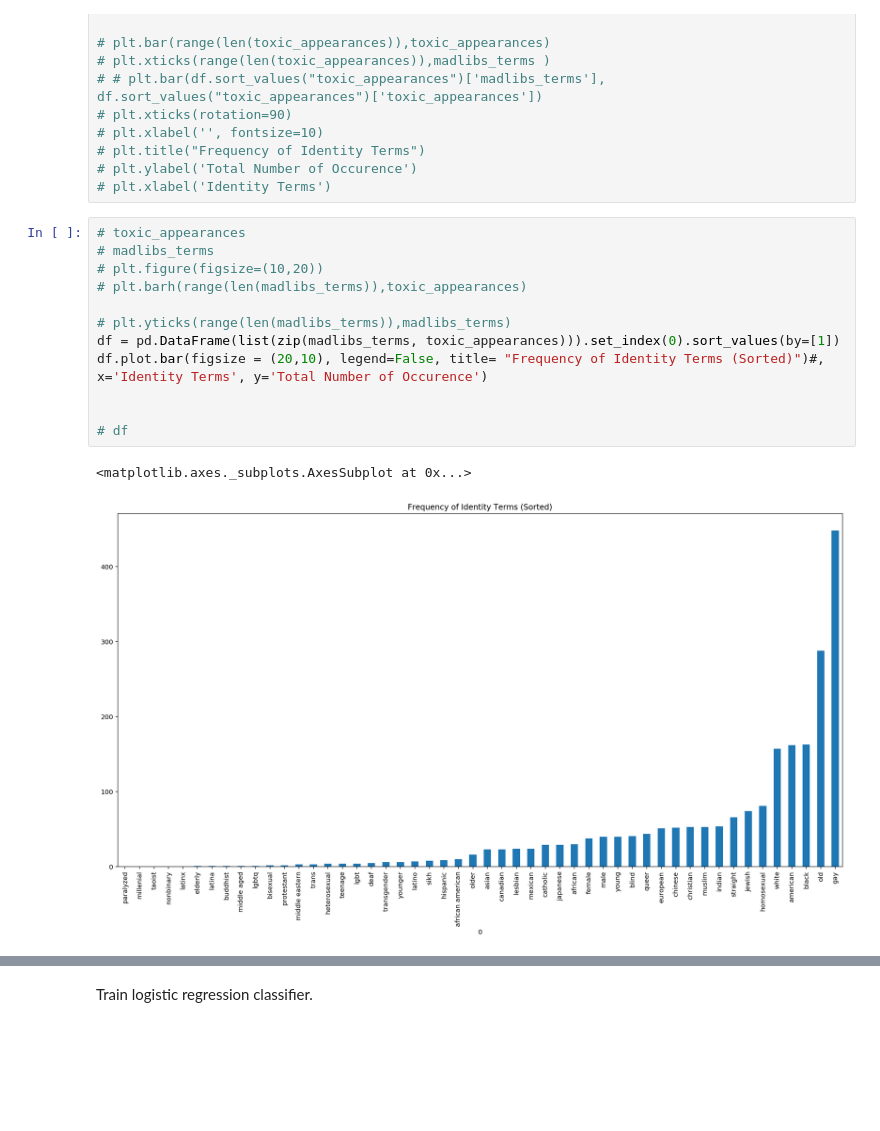
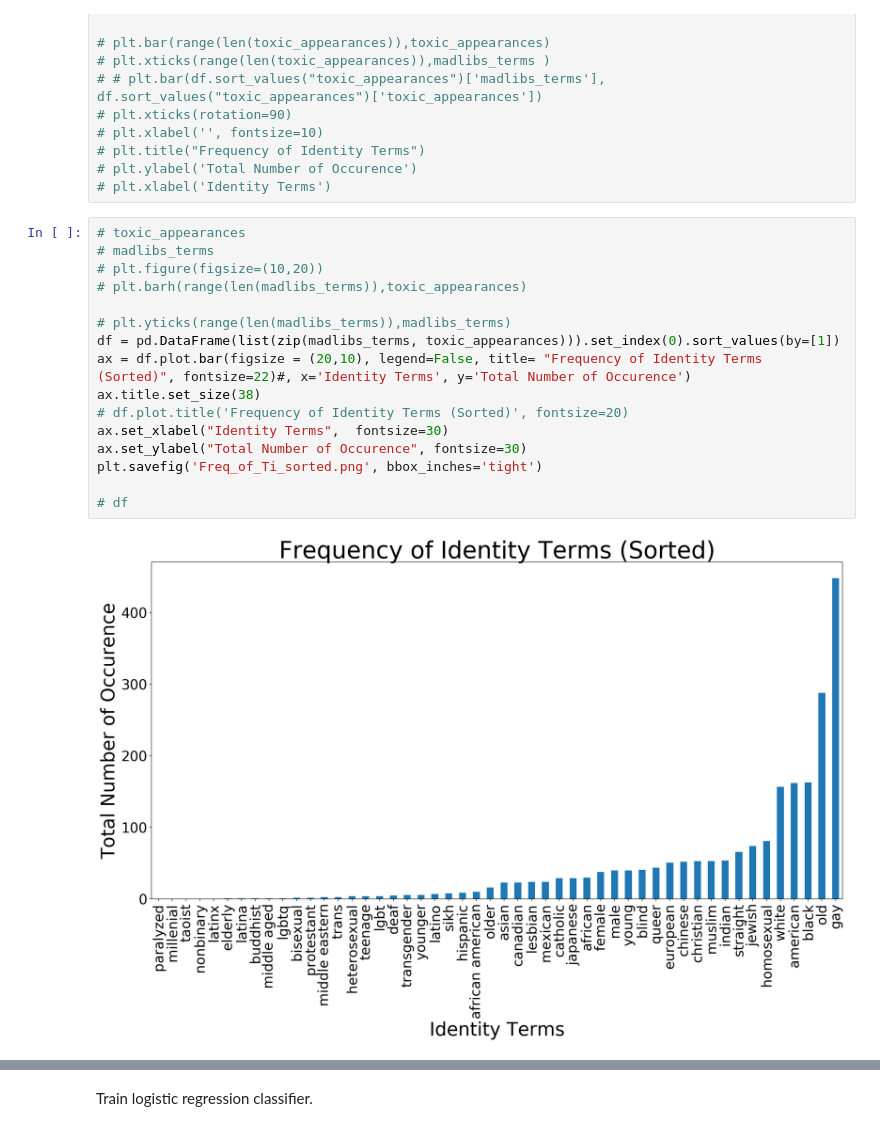
Before and after one commit to nehargupta/cs590_privacy_fairness, a Jupyter notebook: data-di-with-gay.ipynb, the cells around one changed output, grey strips where cells are left out. Drawn from its saved outputs; the diff is of its cells as text; blank space fills up the shorter version.

Commit message:
Added poster, and screenshots of plots

```diff
--- a/data-di-with-gay.ipynb
+++ b/data-di-with-gay.ipynb
@@ -132,18 +133,21 @@ Text(0.5,0,'Identity Terms')
 # %%
 # toxic_appearances
 # madlibs_terms
 # plt.figure(figsize=(10,20))
 # plt.barh(range(len(madlibs_terms)),toxic_appearances)
 
 # plt.yticks(range(len(madlibs_terms)),madlibs_terms)
 df = pd.DataFrame(list(zip(madlibs_terms, toxic_appearances))).set_index(0).sort_values(by=[1])
-df.plot.bar(figsize = (20,10), legend=False, title= "Frequency of Identity Terms (Sorted)")#, x='Identity Terms', y='Total Number of Occurence')
-
+ax = df.plot.bar(figsize = (20,10), legend=False, title= "Frequency of Identity Terms (Sorted)", fontsize=22)#, x='Identity Terms', y='Total Number of Occurence')
+ax.title.set_size(38)
+# df.plot.title('Frequency of Identity Terms (Sorted)', fontsize=20)
+ax.set_xlabel("Identity Terms",  fontsize=30)
+ax.set_ylabel("Total Number of Occurence", fontsize=30)
+plt.savefig('Freq_of_Ti_sorted.png', bbox_inches='tight')
 
 # df
 # %% [output]
-<matplotlib.axes._subplots.AxesSubplot at 0x...>
-[figure, old version]
+[figure, new version]
 # %%
 # This is me taking out the bottom values and making a new graph
 CUTOFF_THRESHOLD = 0.03
```
Also changed, not shown: parts of 2 cells of this notebook, 6 other files.
